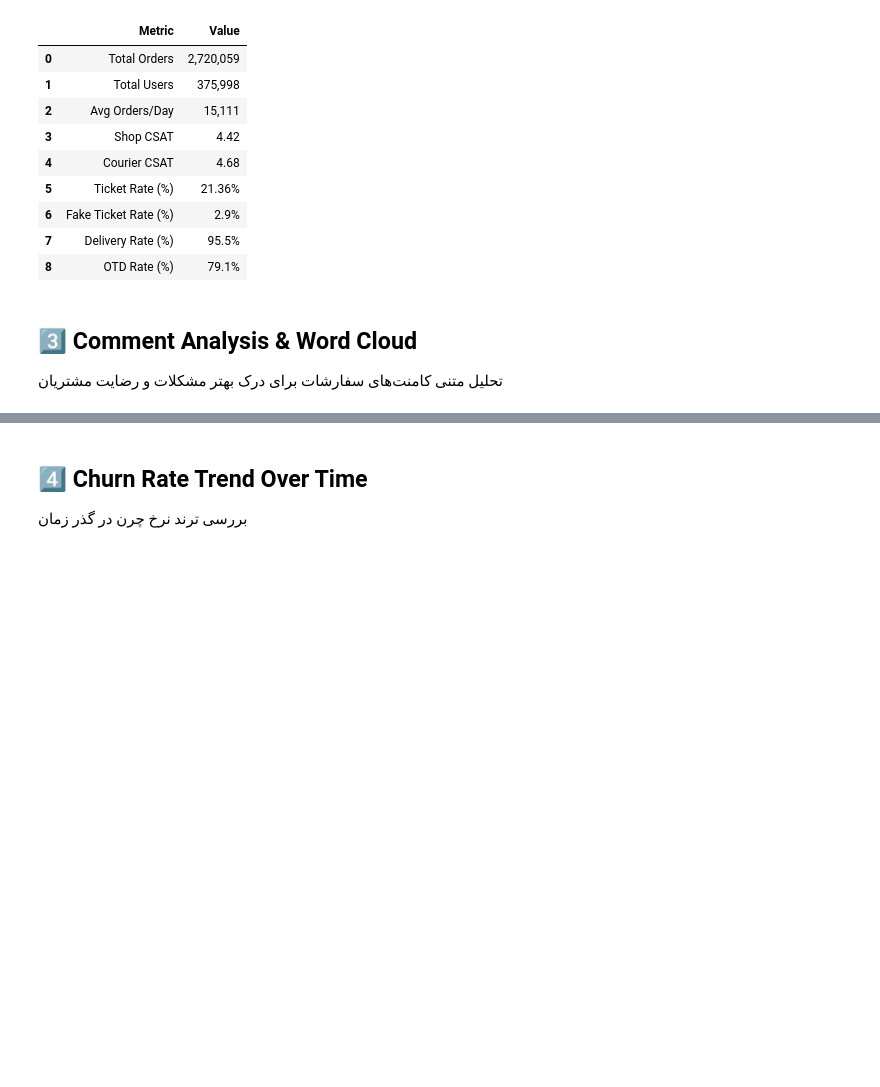
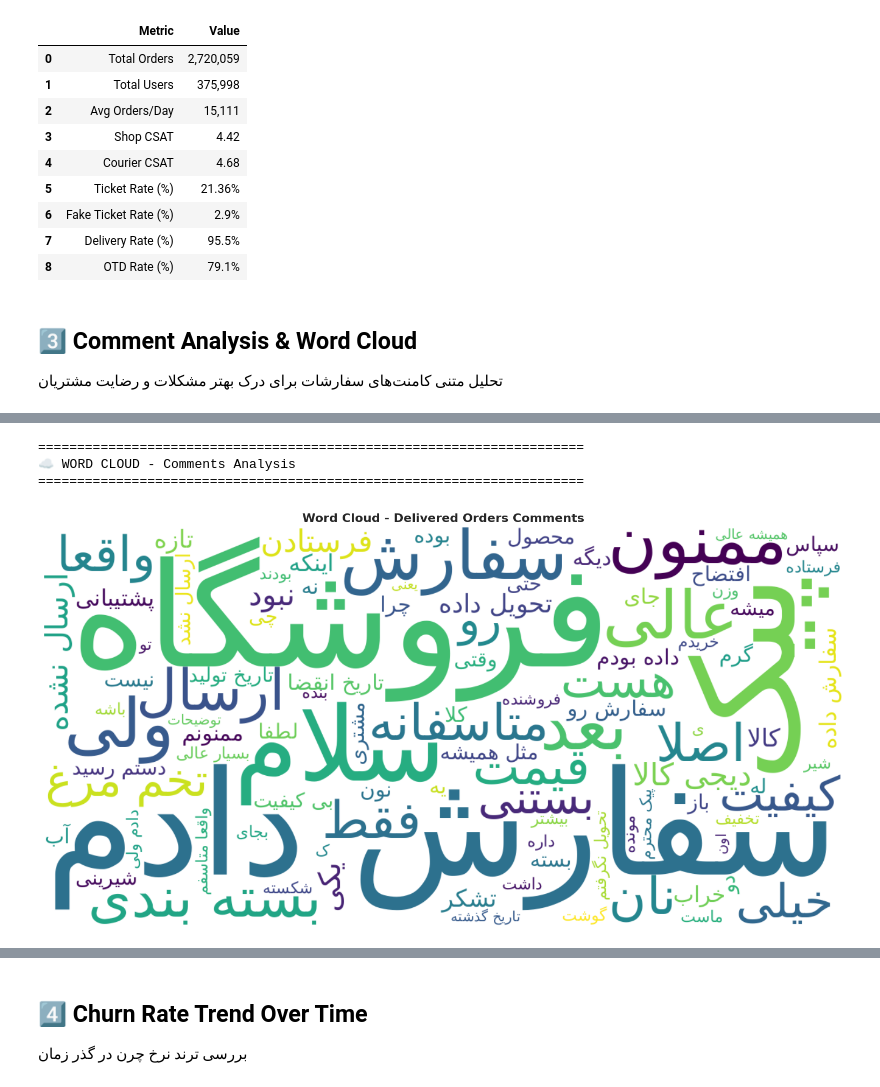
Before and after one commit to peyman886/digikala-customer-churn-prediction, a Jupyter notebook: notebooks/01_business_metrics_clv_analysis.ipynb, the cells around one changed output, grey strips where cells are left out. Cells and saved outputs as stored; diff of their text form; code cells hidden in the pictures; blank space fills up the shorter version.

```diff
--- a/notebooks/01_business_metrics_clv_analysis.ipynb
+++ b/notebooks/01_business_metrics_clv_analysis.ipynb
@@ -424,7 +423,7 @@ print(f'''
 ''')
 
 # Comment length distribution
-comments_df['comment_length'] = comments_df['comment'].fillna('').str.len()
+comments_df['comment_length'] = comments_df['description'].fillna('').str.len()
 print('Comment Length Distribution:')
 print(comments_df['comment_length'].describe())
 # %% [output]
@@ -464,7 +487,7 @@ if WORDCLOUD_AVAILABLE:
     print('='*70)
 
     # Combine all comments
-    all_comments_text = ' '.join(delivered_comments['comment'].dropna().astype(str))
+    all_comments_text = ' '.join(delivered_comments['description'].dropna().astype(str))
 
     # Persian stopwords (basic list)
     persian_stopwords = {
@@ -489,30 +512,35 @@ if WORDCLOUD_AVAILABLE:
         ).generate(all_comments_text)
 
         fig, ax = plt.subplots(figsize=(16, 8))
         ax.imshow(wordcloud, interpolation='bilinear')
         ax.axis('off')
         ax.set_title('Word Cloud - Delivered Orders Comments', fontsize=16, fontweight='bold')
         plt.tight_layout()
         plt.show()
     except Exception as e:
         print(f'Warning: Could not create word cloud: {e}')
         print('Showing word frequency instead...')
 
         # Alternative: Word frequency
         words = all_comments_text.split()
         words = [w for w in words if w not in persian_stopwords and len(w) > 2]
         word_freq = Counter(words).most_common(30)
 
         fig, ax = plt.subplots(figsize=(12, 8))
         words_list = [w[0] for w in word_freq]
         counts = [w[1] for w in word_freq]
         ax.barh(range(len(word_freq)), counts, color=COLORS['primary'])
         ax.set_yticks(range(len(word_freq)))
         ax.set_yticklabels(words_list)
         ax.invert_yaxis()
         ax.set_xlabel('Frequency')
         ax.set_title('Top 30 Most Frequent Words in Comments')
         plt.tight_layout()
         plt.show()
 else:
     print('WordCloud not available. Install with: pip install wordcloud')
+# %% [output]
+======================================================================
+☁️ WORD CLOUD - Comments Analysis
+======================================================================
+[figure, added]
```
Also changed, not shown: parts of 24 cells of this notebook, 53 other files.
